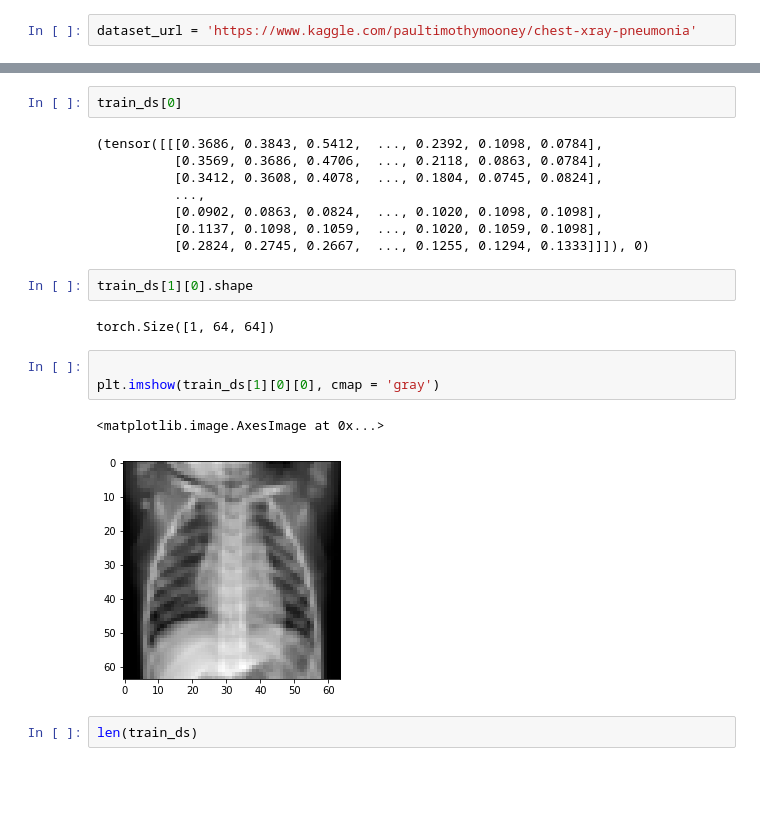
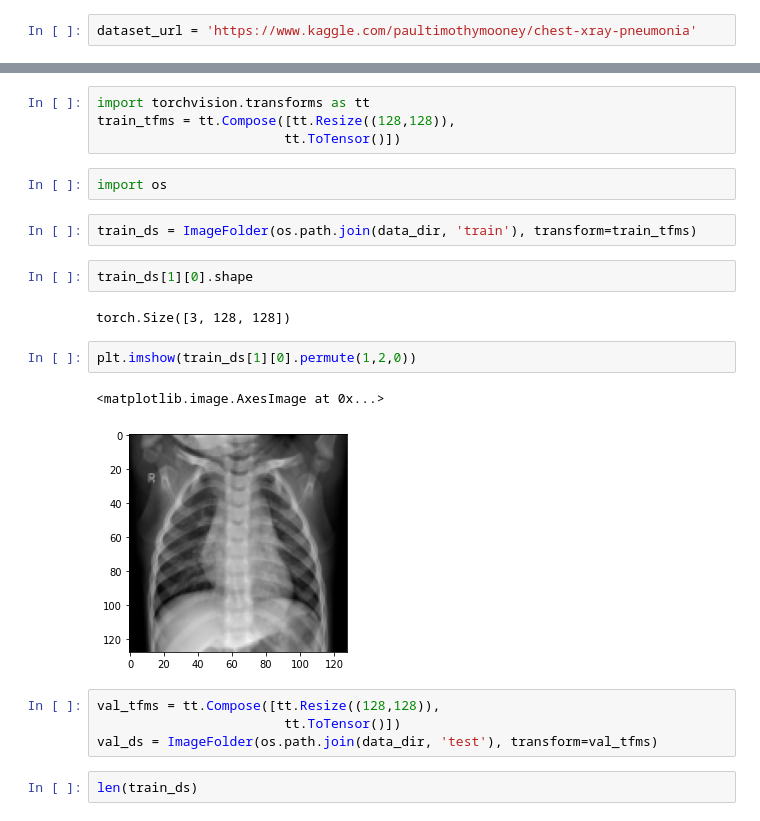
Before and after one commit to shreemannarayana/ImageClassificationPneumoniaDetector, a Jupyter notebook: Project.ipynb, the cells around one changed output, grey strips where cells are left out. Drawn from its saved outputs; the diff is of its cells as text; blank space fills up the shorter version.

```diff
--- a/Project.ipynb
+++ b/Project.ipynb
@@ -70,23 +18,24 @@ val_ds = ImageFolder(os.path.join(data_dir, 'test'), transform=val_tfms)
-# %%
-train_ds[0]
-# %% [output]
-(tensor([[[0.3686, 0.3843, 0.5412,  ..., 0.2392, 0.1098, 0.0784],
-          [0.3569, 0.3686, 0.4706,  ..., 0.2118, 0.0863, 0.0784],
-          [0.3412, 0.3608, 0.4078,  ..., 0.1804, 0.0745, 0.0824],
-          ...,
-          [0.0902, 0.0863, 0.0824,  ..., 0.1020, 0.1098, 0.1098],
-          [0.1137, 0.1098, 0.1059,  ..., 0.1020, 0.1059, 0.1098],
-          [0.2824, 0.2745, 0.2667,  ..., 0.1255, 0.1294, 0.1333]]]), 0)
+# %%
+import torchvision.transforms as tt
+train_tfms = tt.Compose([tt.Resize((128,128)),
+                        tt.ToTensor()])
+# %%
+import os
+# %%
+train_ds = ImageFolder(os.path.join(data_dir, 'train'), transform=train_tfms)
 # %%
 train_ds[1][0].shape
 # %% [output]
-torch.Size([1, 64, 64])
+torch.Size([3, 128, 128])
 # %%
-
-plt.imshow(train_ds[1][0][0], cmap = 'gray')
+plt.imshow(train_ds[1][0].permute(1,2,0))
 # %% [output]
 <matplotlib.image.AxesImage at 0x...>
-[figure, old version]
+[figure, new version]
+# %%
+val_tfms = tt.Compose([tt.Resize((128,128)),
+                        tt.ToTensor()])
+val_ds = ImageFolder(os.path.join(data_dir, 'test'), transform=val_tfms)
 # %%
 len(train_ds)
 # %% [output]
```
Also changed, not shown: parts of 48 cells of this notebook.
